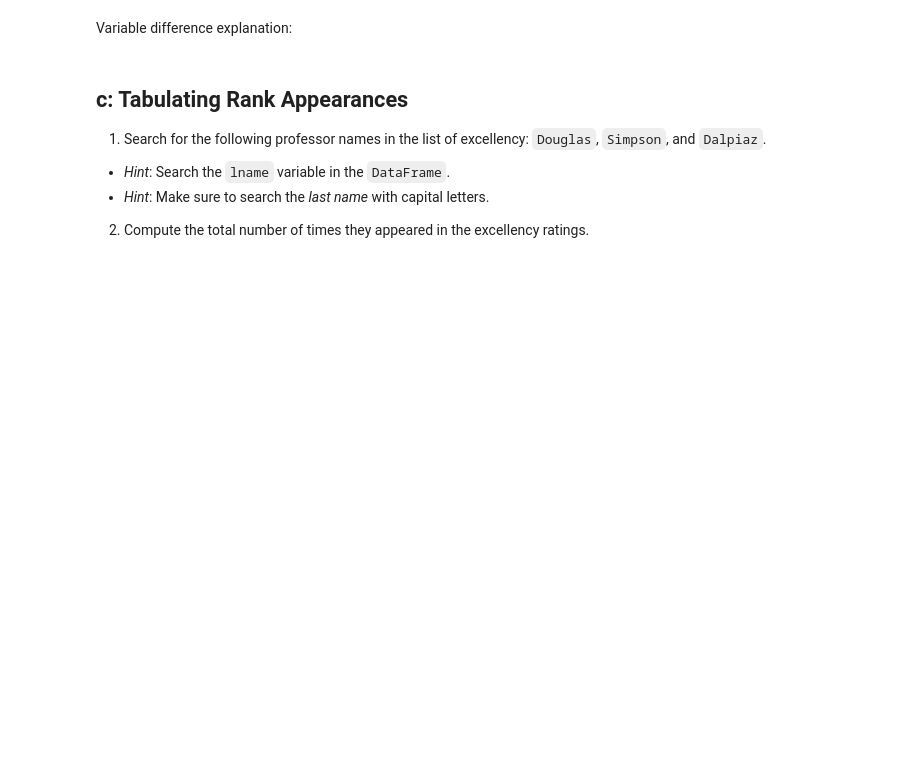
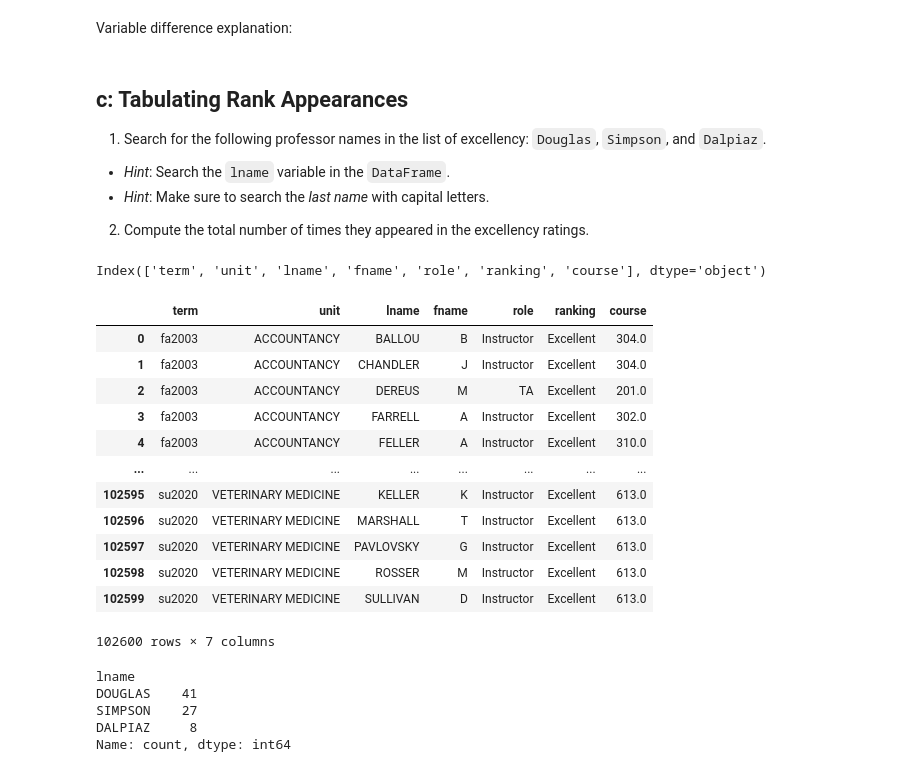
Before and after one commit to BrianLearnsToCode/Workshop-02, a Jupyter notebook: 1a_DataWrangling.ipynb, the cells around one changed output. Saved outputs shown, nothing was run; the diff lists cells and outputs as text; code cells hidden in the pictures; blank space fills up the shorter version.

```diff
--- a/1a_DataWrangling.ipynb
+++ b/1a_DataWrangling.ipynb
@@ -1248,3 +1367,7 @@ _not_ `NaN`, which is how _Python_ represents missing values, you must use the p
+# %%
+# Code
+sgd = pd.read_csv("https://raw.githubusercontent.com/wadefagen/datasets/master/teachers-ranked-as-excellent/uiuc-tre-dataset.csv",
+            sep=',', na_values=['NA','?'])
 # %% [markdown]
 ## b: Data Characteristics
 
@@ -1272,3 +1421,22 @@ Variable difference explanation:
 2. Compute the total number of times they appeared in the excellency ratings.
 # %%
 # Code
+sgd.columns
+# %% [output]
+Index(['term', 'unit', 'lname', 'fname', 'role', 'ranking', 'course'], dtype='object')
+# %%
+sgd
+# %% [output]
+|  | term | unit | lname | fname | role | ranking | course |
+| 0 | fa2003 | ACCOUNTANCY | BALLOU | B | Instructor | Excellent | 304.0 |
+| 1 | fa2003 | ACCOUNTANCY | CHANDLER | J | Instructor | Excellent | 304.0 |
+| 2 | fa2003 | ACCOUNTANCY | DEREUS | M | TA | Excellent | 201.0 |
+| 3 | fa2003 | ACCOUNTANCY | FARRELL | A | Instructor | Excellent | 302.0 |
+| 4 | fa2003 | ACCOUNTANCY | FELLER | A | Instructor | Excellent | 310.0 |
+| ... | ... | ... | ... | ... | ... | ... | ... |
+| 102595 | su2020 | VETERINARY MEDICINE | KELLER | K | Instructor | Excellent | 613.0 |
+| 102596 | su2020 | VETERINARY MEDICINE | MARSHALL | T | Instructor | Excellent | 613.0 |
+| 102597 | su2020 | VETERINARY MEDICINE | PAVLOVSKY | G | Instructor | Excellent | 613.0 |
+| 102598 | su2020 | VETERINARY MEDICINE | ROSSER | M | Instructor | Excellent | 613.0 |
+| 102599 | su2020 | VETERINARY MEDICINE | SULLIVAN | D | Instructor | Excellent | 613.0 |
+102600 rows × 7 columns
@@ -1274,0 +1445,8 @@ Variable difference explanation:
+# %%
+df['lname'].value_counts()
+# %% [output]
+lname
+DOUGLAS    41
+SIMPSON    27
+DALPIAZ     8
+Name: count, dtype: int64
```
Also changed, not shown: parts of 32 cells of this notebook, 2 other files.
